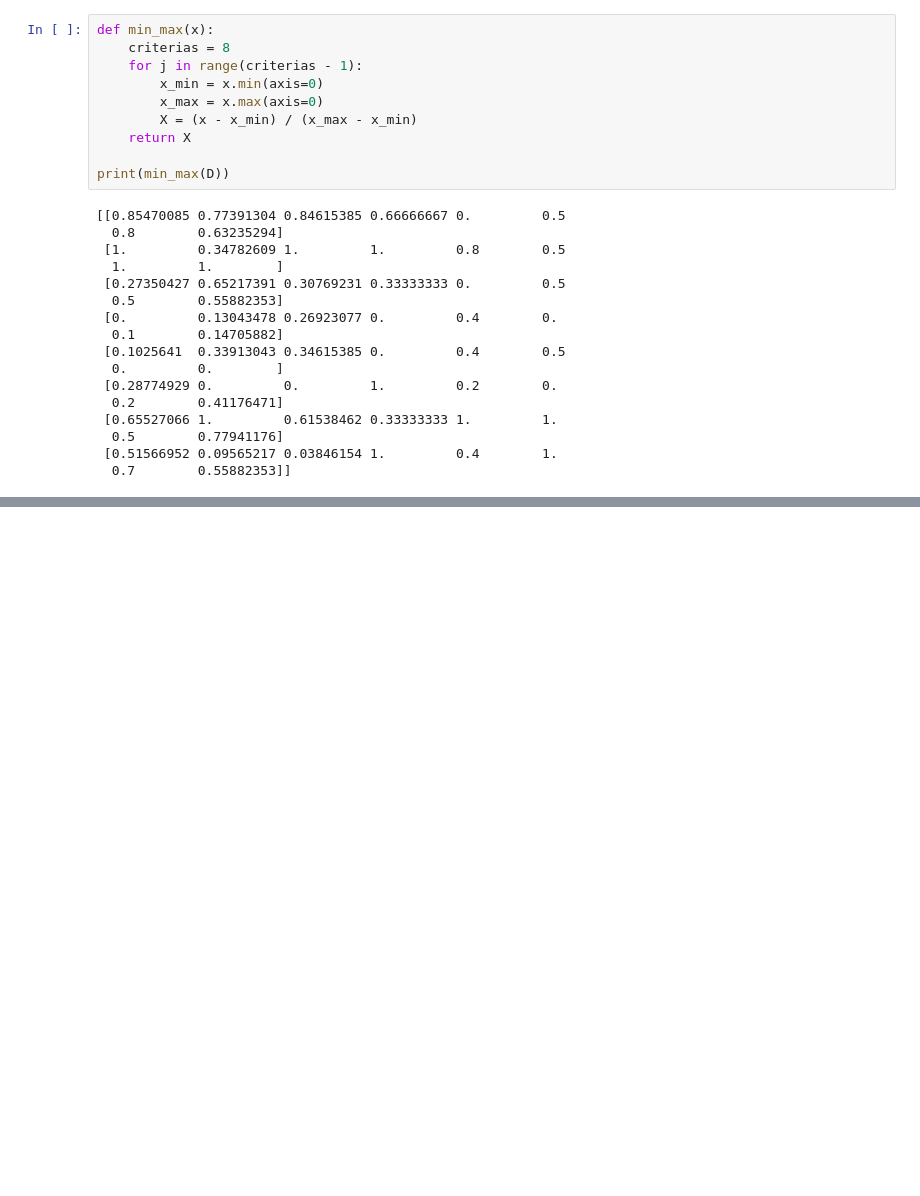
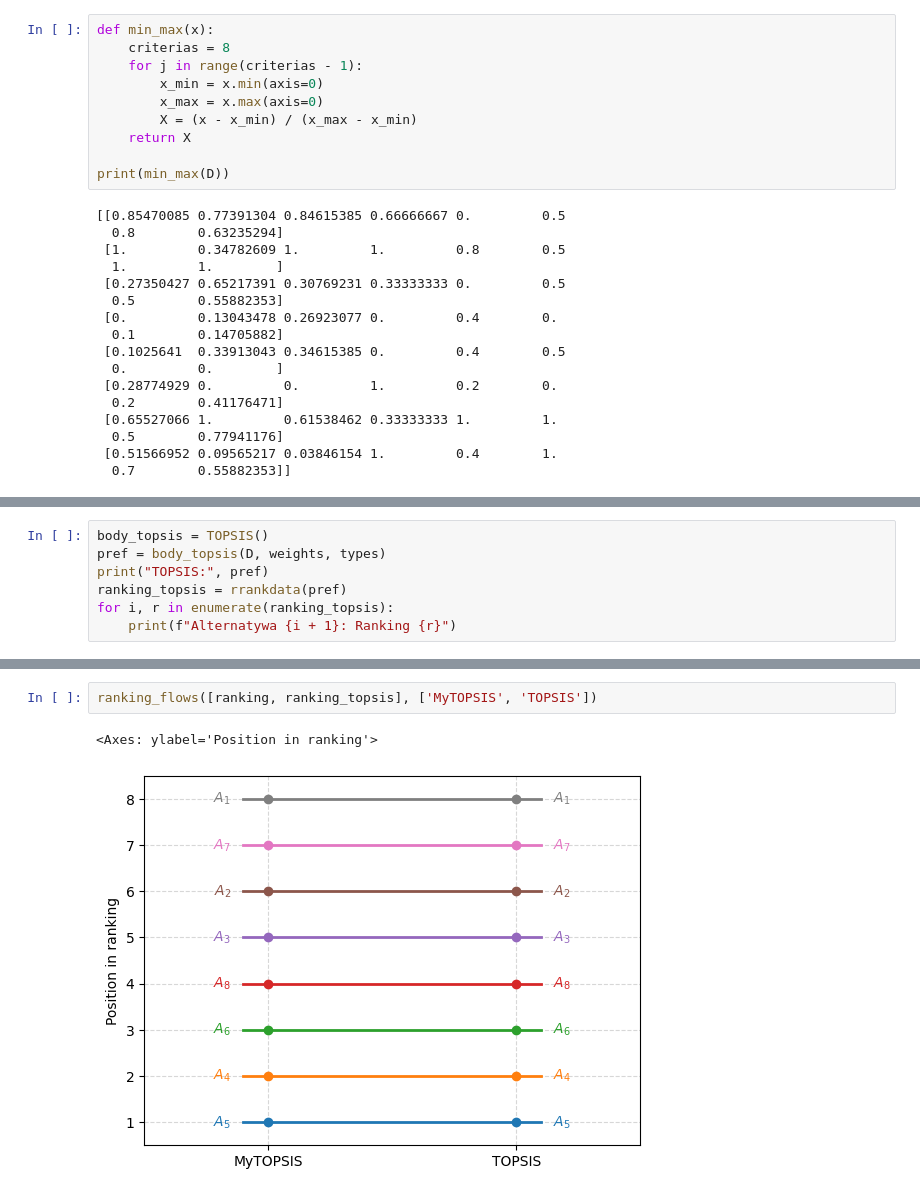
Before and after one commit to filipossowski/python.intro, a Jupyter notebook: ISWD/ISWD/Lab_1.ipynb, the cells around one changed output, grey strips where cells are left out. Drawn from its saved outputs; the diff is of its cells as text; blank space fills up the shorter version.

```diff
--- a/ISWD/ISWD/Lab_1.ipynb
+++ b/ISWD/ISWD/Lab_1.ipynb
@@ -55,0 +96,7 @@ print(min_max(D))
+# %%
+body_topsis = TOPSIS()
+pref = body_topsis(D, weights, types)
+print("TOPSIS:", pref)
+ranking_topsis = rrankdata(pref)
+for i, r in enumerate(ranking_topsis):
+    print(f"Alternatywa {i + 1}: Ranking {r}")
@@ -55,0 +114,5 @@ print(min_max(D))
+# %%
+ranking_flows([ranking, ranking_topsis], ['MyTOPSIS', 'TOPSIS'])
+# %% [output]
+<Axes: ylabel='Position in ranking'>
+[figure, added]
```
Also changed, not shown: parts of 9 cells of this notebook, 1 other file.
